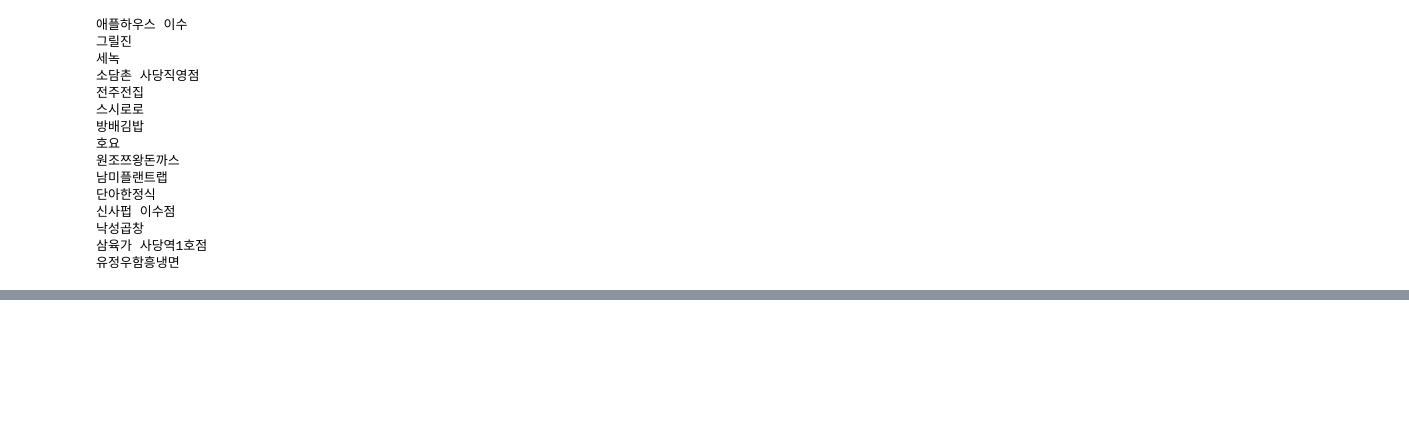
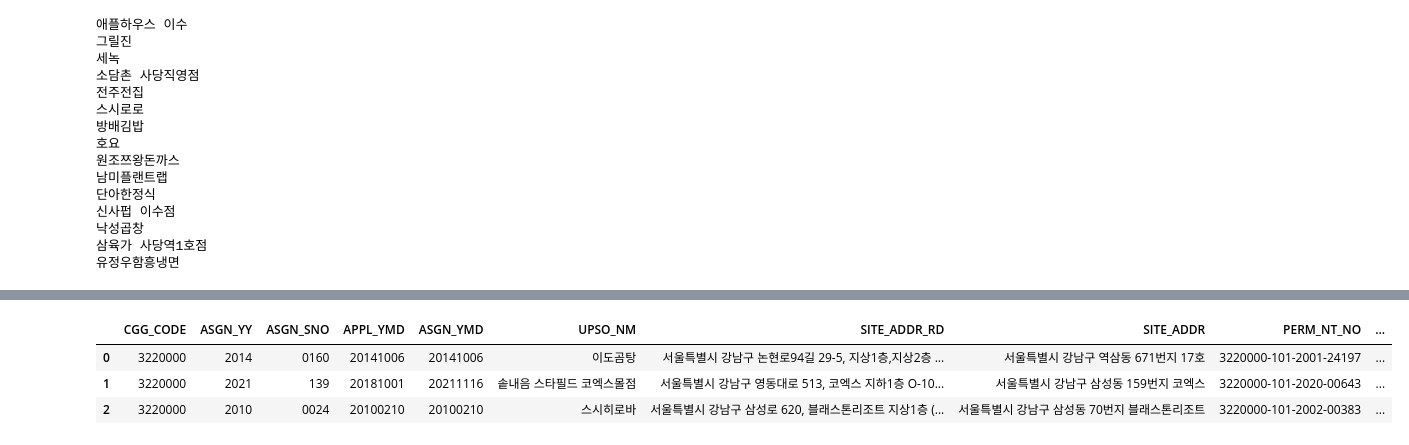
Before and after one commit to benidjor/model-restaurant-in-gangnam, a Jupyter notebook: kakaomap_crawling_pracice.ipynb, the cells around one changed output, grey strips where cells are left out. Drawn from its saved outputs; the diff is of its cells as text; code cells hidden in the pictures; blank space fills up the shorter version.

Commit message:
feat (MRIG-6) : 카카오맵 리뷰 크롤링 시도
- 카카오맵 리뷰 크롤링을 시도하고 있습니다.
- 모범음식점 지정 데이터를 활용하여 전처리 중입니다.

```diff
--- a/kakaomap_crawling_pracice.ipynb
+++ b/kakaomap_crawling_pracice.ipynb
@@ -363,0 +1013,32 @@ Stacktrace:
+# %%
+import numpy as np
+import pandas as pd
+import matplotlib.pyplot as plt
+import seaborn as sns
+%matplotlib inline
+
+import pickle
+
+from datetime import datetime
+from datetime import timedelta
+
+pd.set_option('display.max_columns', None) # 데이터프레임 모든 열 출력
+
+import warnings
+warnings.filterwarnings(action='ignore')
+# %%
+# pickle load
+with open('data/result.pkl', 'rb') as f:
+    data = pickle.load(f)
+
+# pickle 파일에서 모범음식점 지정, 신청, 취소 데이터프레임 각각 선언
+assigned_df = data["data"]["지정"]
+applied_df = data["data"]["신청"]
+canceled_df = data["data"]["취소"]
+# %%
+assigned_df.head(3)
+# %% [output]
+|  | CGG_CODE | ASGN_YY | ASGN_SNO | APPL_YMD | ASGN_YMD | UPSO_NM | SITE_ADDR_RD | SITE_ADDR | PERM_NT_NO | ... |
+| 0 | 3220000 | 2014 | 0160 | 20141006 | 20141006 | 이도곰탕 | 서울특별시 강남구 논현로94길 29-5, 지상1층,지상2층 ... | 서울특별시 강남구 역삼동 671번지 17호 | 3220000-101-2001-24197 | ... |
+| 1 | 3220000 | 2021 | 139 | 20181001 | 20211116 | 솥내음 스타필드 코엑스몰점 | 서울특별시 강남구 영동대로 513, 코엑스 지하1층 O-10... | 서울특별시 강남구 삼성동 159번지 코엑스 | 3220000-101-2020-00643 | ... |
+| 2 | 3220000 | 2010 | 0024 | 20100210 | 20100210 | 스시히로바 | 서울특별시 강남구 삼성로 620, 블래스톤리조트 지상1층 (... | 서울특별시 강남구 삼성동 70번지 블래스톤리조트 | 3220000-101-2002-00383 | ... |
```
Also changed, not shown: parts of 58 cells of this notebook, 1 other file.
